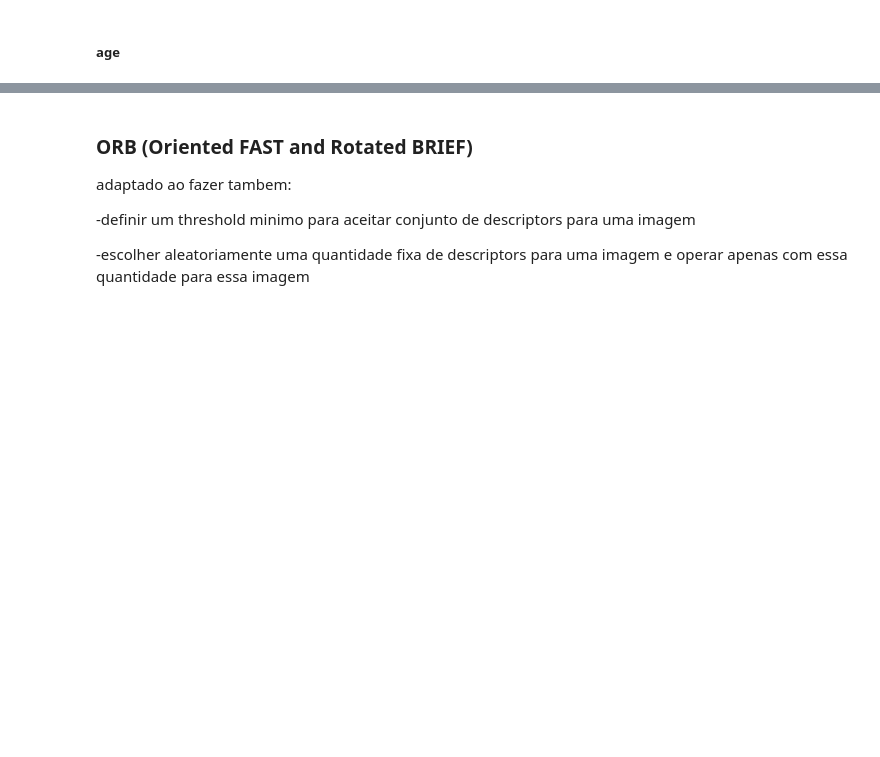
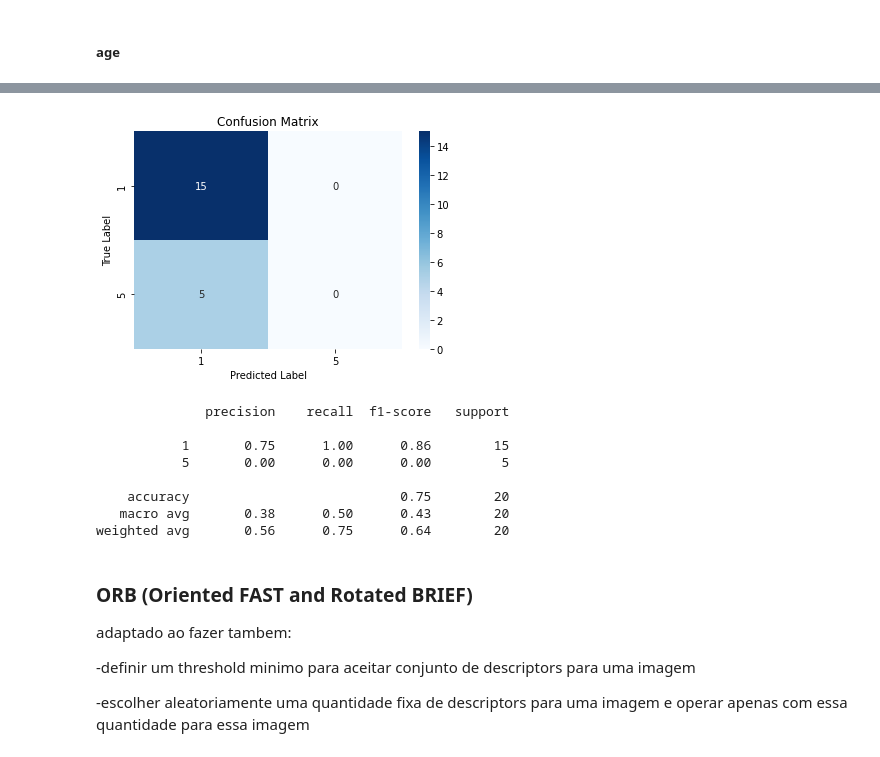
Before and after one commit to ASobreira/Advanced-Machine-Learning, a Jupyter notebook: Project/Project/svm_cnn.ipynb, the cells around one changed output, grey strips where cells are left out. Drawn from its saved outputs; the diff is of its cells as text; code cells hidden in the pictures; blank space fills up the shorter version.

```diff
--- a/Project/Project/svm_cnn.ipynb
+++ b/Project/Project/svm_cnn.ipynb
@@ -353,0 +335,21 @@ Accuracy:  0.595
+# %%
+from sklearn.multiclass import OneVsRestClassifier
+from sklearn.svm import SVC
+
+clf = OneVsRestClassifier(SVC())
+clf.fit(X_train, y_train)
+
+from sklearn.metrics import classification_report, confusion_matrix
+# Convert one-hot encoded labels to integer form
+y_pred = clf.predict(X_test)
+
+y_test_int = np.argmax(y_test, axis=1)
+y_pred_int = np.argmax(y_pred, axis=1)
+
+# Print classification report and confusion matrix
+
+mcc = matthews_corrcoef(y_test_int, y_pred_int)
+#accuracy = accuracy_score(y_test, y_pred)
+print("MCC: ", mcc)
+print(classification_report(y_test_int, y_pred_int))
+print(confusion_matrix(y_test_int, y_pred_int))
@@ -414,7 +431,7 @@ Epoch 1/2
 Epoch 2/2
 10/10 [==============================] - 4s 410ms/step - loss: 0.7426 - accuracy: 0.7750 - val_loss: 1.5840 - val_accuracy: 0.8000
 # %%
-def cnn_metrics (X_test, y_test, classes):
+def cnn_metrics (model, X_test, y_test, classes):
     preds = []
     truth = []
     y_hat = model.predict(X_test)
@@ -751,7 +833,7 @@ cnn.compile(loss='categorical_crossentropy',
             optimizer='adam',
             metrics=['accuracy'])
 
-history_base_age = cnn.fit(X_train, y_train,
+history_hog_age = cnn.fit(X_train, y_train,
         batch_size=8,
         epochs=2,
         validation_data=(X_test, y_test),)
@@ -762,0 +845,3 @@ Epoch 2/2
+# %%
+cnn_metrics(cnn, X_test, y_train, age_classes)
+# %% [output]
@@ -763,3 +850,12 @@ Epoch 2/2
+[figure, added]
+              precision    recall  f1-score   support
+
+           1       0.75      1.00      0.86        15
+           5       0.00      0.00      0.00         5
+
+    accuracy                           0.75        20
+   macro avg       0.38      0.50      0.43        20
+weighted avg       0.56      0.75      0.64        20
 # %% [markdown]
 ### ORB (Oriented FAST and Rotated BRIEF)
 
```
Also changed, not shown: parts of 93 cells of this notebook.
